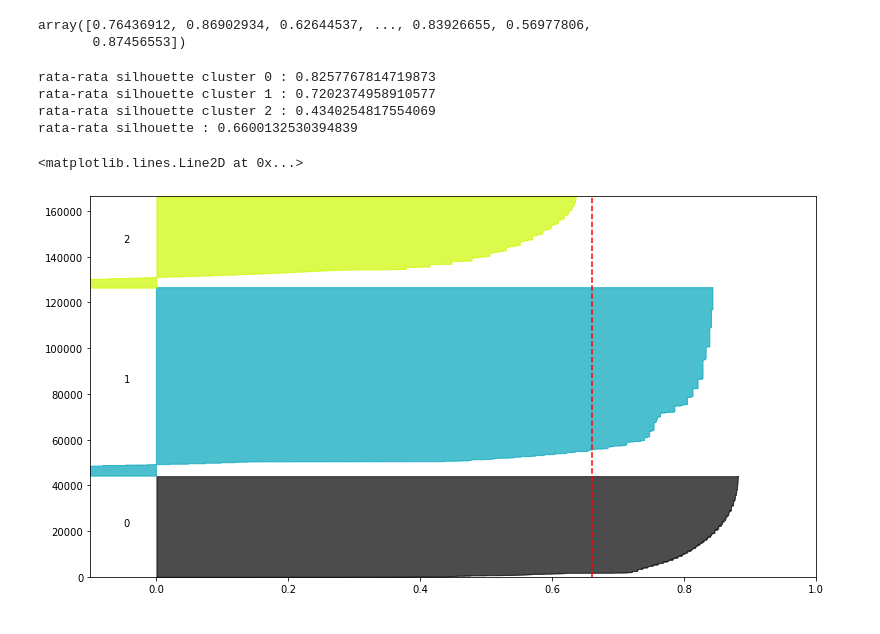
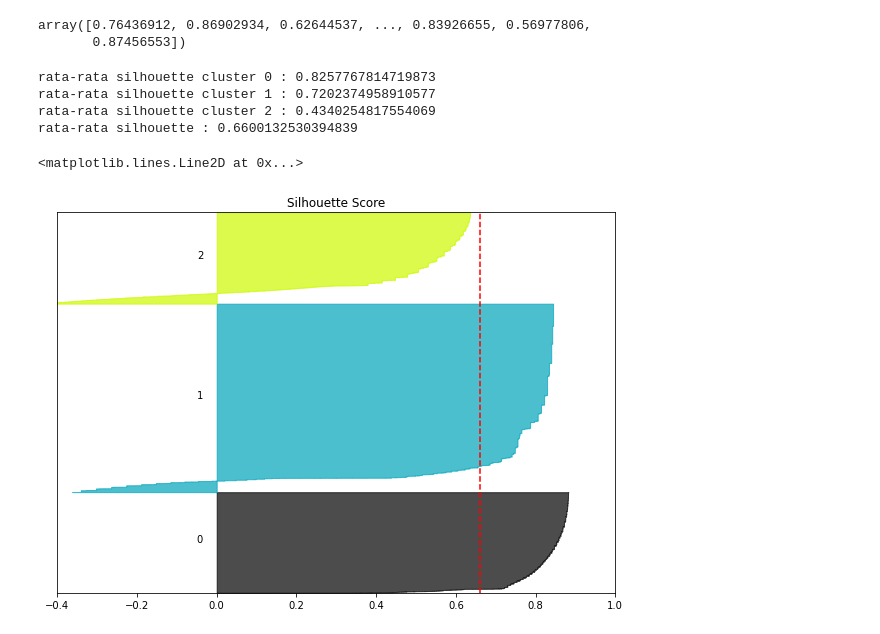
Before and after one commit to kaenova/Malin_Tubes1, a Jupyter notebook: notebooks/Malin_Tubes1_Pengumpulan.ipynb, the cells around one changed output. Drawn from its saved outputs; the diff is of its cells as text; code cells hidden in the pictures.

```diff
--- a/notebooks/Malin_Tubes1_Pengumpulan.ipynb
+++ b/notebooks/Malin_Tubes1_Pengumpulan.ipynb
@@ -455,38 +486,40 @@ import statistics
 n_clusters = len(df_processing["Cluster"].unique())
 fig = plt.figure()
 ax = plt.axes()
-fig.set_size_inches(13, 7)
-ax.set_xlim([-0.1, 1])
+ax.tick_params(left=False, labelleft=False)
+fig.set_size_inches(10, 7)
+ax.set_xlim([-0.4, 1])
 ax.set_ylim([0, len(X) + (n_clusters + 1) * 10])
+ax.set_title("Silhouette Score")
 y_lower = 10
 sil_total = 0
 for i in range(n_clusters):
     ith_cluster_silhouette_values = \
             sil_sample[df_processing["Cluster"] == i]
     print("rata-rata silhouette cluster",i, ":" , statistics.mean(ith_cluster_silhouette_values))
     sil_total += statistics.mean(ith_cluster_silhouette_values)
     ith_cluster_silhouette_values.sort()
     size_cluster_i = ith_cluster_silhouette_values.shape[0]
     y_upper = y_lower + size_cluster_i
     color = cm.nipy_spectral(float(i) / n_clusters)
     ax.fill_betweenx(np.arange(y_lower, y_upper),
                       0, ith_cluster_silhouette_values,
                       facecolor=color, edgecolor=color, alpha=0.7)
 
     # Label the silhouette plots with their cluster numbers at the middle
     ax.text(-0.05, y_lower + 0.5 * size_cluster_i, str(i))
 
     # Compute the new y_lower for next plot
     y_lower = y_upper + 10  # 10 for the 0 samples
 
 print("rata-rata silhouette :", (sil_total/n_clusters) )
 ax.axvline(x=(sil_total/n_clusters), color="red", linestyle="--")
 # %% [output]
 rata-rata silhouette cluster 0 : 0.8257767814719873
 rata-rata silhouette cluster 1 : 0.7202374958910577
 rata-rata silhouette cluster 2 : 0.4340254817554069
 rata-rata silhouette : 0.6600132530394839
 <matplotlib.lines.Line2D at 0x...>
-[figure, old version]
+[figure, new version]
 # %%
 fig, ax = plt.subplots()
```
Also changed, not shown: parts of 5 cells of this notebook, 3 other files.
